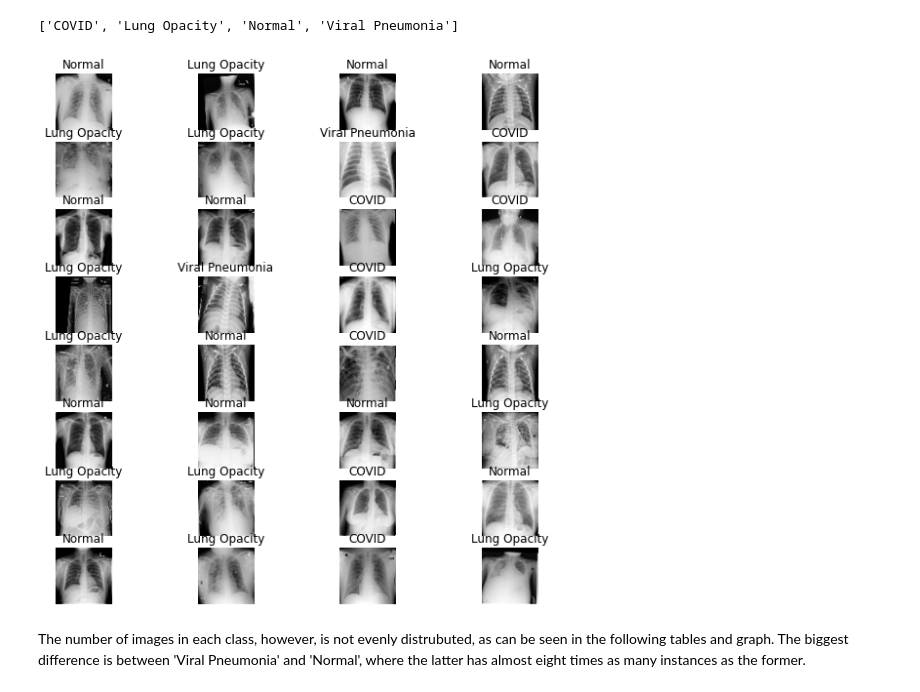
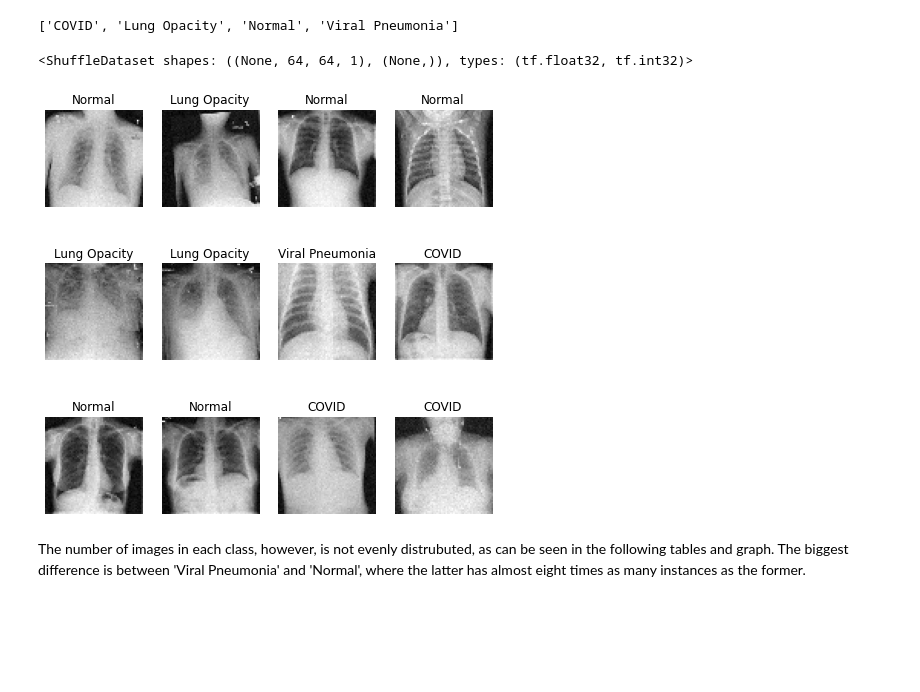
Before and after one commit to jmgaudet/image-processing-app, a Jupyter notebook: covid_19_project.ipynb, the cells around one changed output. Drawn from its saved outputs; the diff is of its cells as text; code cells hidden in the pictures; blank space fills up the shorter version.

```diff
--- a/covid_19_project.ipynb
+++ b/covid_19_project.ipynb
@@ -43,7 +43,7 @@ IMAGE_HEIGHT = IMAGE_SIZE[1]
 # %%
 train_ds = tf.keras.preprocessing.image_dataset_from_directory(
     PATH,
-    validation_split=0.2,
+    validation_split=0.1,
     subset="training",
     image_size=IMAGE_SIZE,
     batch_size=BATCH_SIZE,
@@ -82,10 +82,10 @@ print(CLASS_NAMES)
 import scipy.ndimage as ndimage
 
 def reshape_image(image):
-    image = tf.image.random_brightness(image, max_delta=1.)
-    image = tf.image.random_contrast(image, 0.7, 1.3)
+    image = tf.image.random_brightness(image, max_delta=.5)
+    image = tf.image.random_contrast(image, .3, 1.7)
     image = tf.image.random_flip_left_right(image)
-    noise = tf.random.normal(shape=tf.shape(image), mean=0.0, stddev=3, dtype=tf.float32)
+    noise = tf.random.normal(shape=tf.shape(image), mean=0.0, stddev=4, dtype=tf.float32)
     image = tf.add(image, noise)
     # image = ndimage.gaussian_filter(image, sigma=1)
     return image
@@ -96,22 +96,24 @@ def tf_reshape_image(image, label):
     image.set_shape(im_shape)
     return image, label
 
-def show(image, label):
-    plt.imshow(image, cmap='gray')
-    plt.title(CLASS_NAMES[label])
-    plt.axis('off')
+train_ds_reshaped = train_ds.map(tf_reshape_image)
+train_ds = train_ds.concatenate(train_ds_reshaped)
+train_ds.shuffle(buffer_size=len(train_ds)*BATCH_SIZE)
+# %% [output]
+<ShuffleDataset shapes: ((None, 64, 64, 1), (None,)), types: (tf.float32, tf.int32)>
 # %%
-train_ds_reshaped = train_ds.map(tf_reshape_image)
-train_ds = train_ds.concatenate(train_ds_reshaped)
-train_ds.shuffle(buffer_size=len(train_ds)*BATCH_SIZE)
+def show(image, label):
+    plt.imshow(image, cmap='gray')
+    plt.title(CLASS_NAMES[label])
+    plt.axis('off')
 
-plt.figure(figsize=(10, 10))
-for image, label in train_ds.take(1):
-    for i in range(32):
-        ax = plt.subplot(8, 4, i + 1)
+plt.figure(figsize=(8, 8))
+for image, label in train_ds_reshaped.take(1):
+    for i in range(12):
+        ax = plt.subplot(3, 4, i + 1)
         show(image[i], label[i])
 # %% [output]
-[figure, old version]
+[figure, new version]
 # %% [markdown]
 The number of images in each class, however, is not evenly distrubuted, as can be seen in the following tables and graph. The biggest difference is between 'Viral Pneumonia' and 'Normal', where the latter has almost eight times as many instances as the former.
 # %%
```
Also changed, not shown: parts of 12 cells of this notebook, 1 other file.
